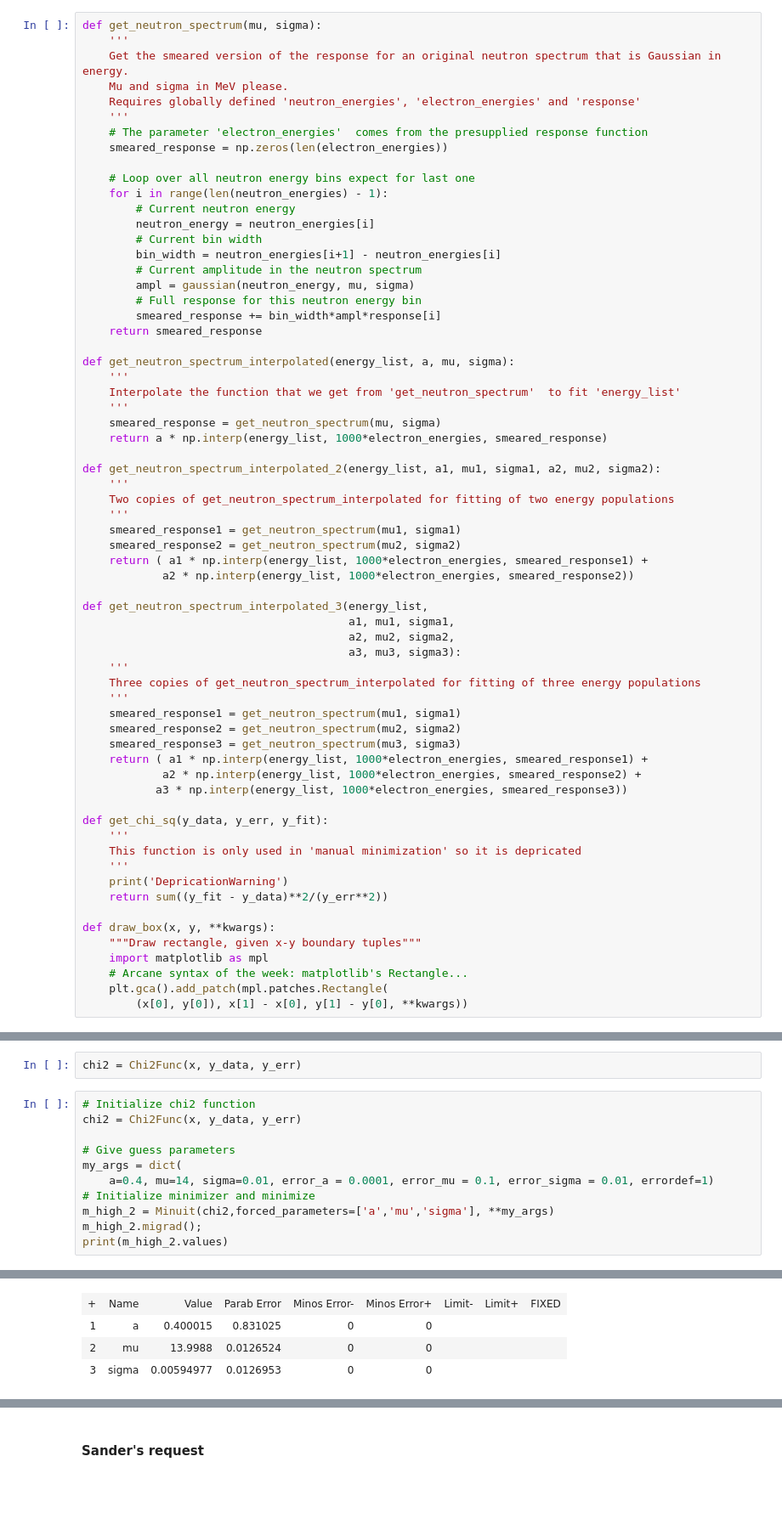
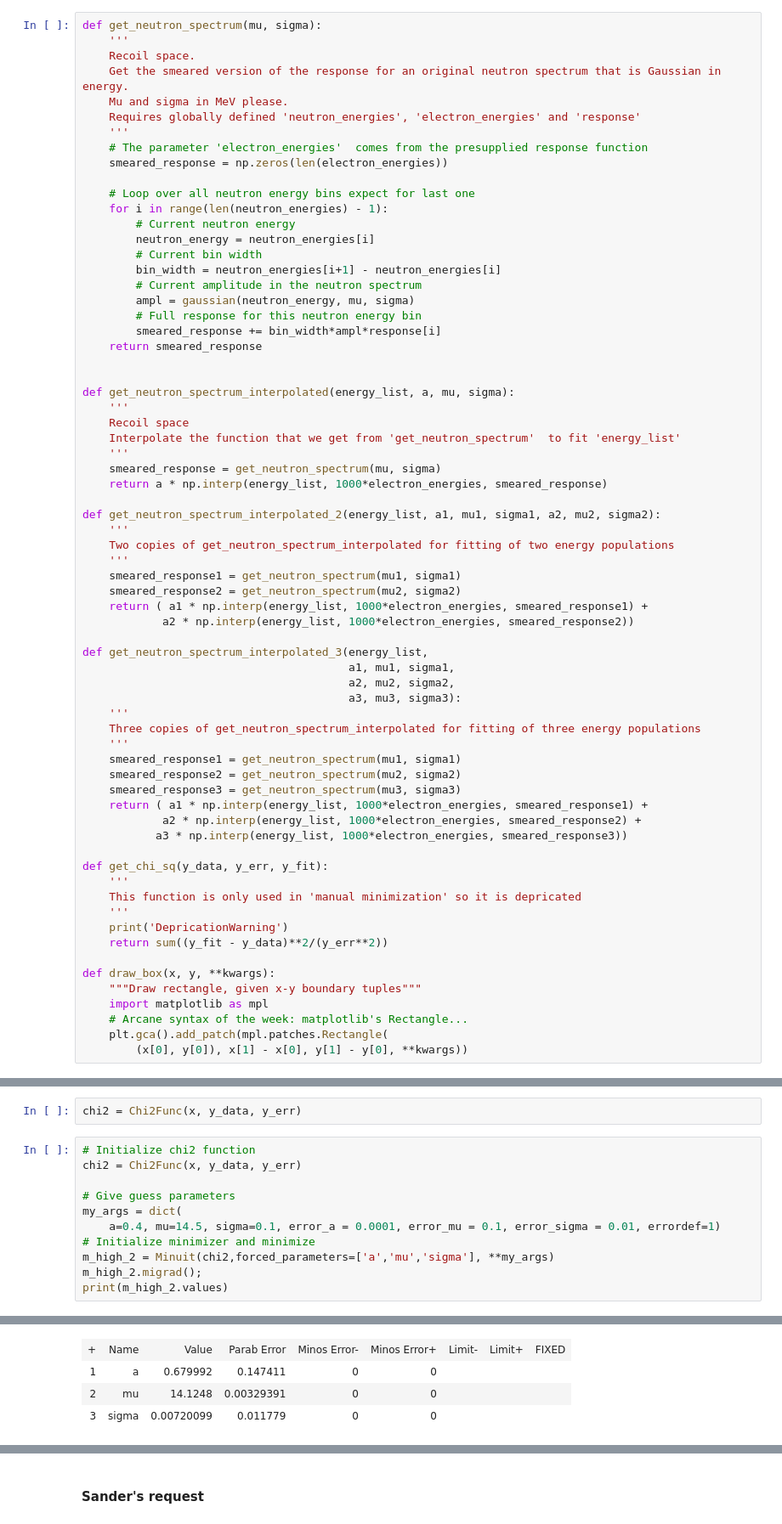
Before and after one commit to XENON1T/PTB, a Jupyter notebook: 07_deconvolution.ipynb, the cells around one changed output, grey strips where cells are left out. Shown at 85% size. Drawn from its saved outputs; the diff is of its cells as text; blank space fills up the shorter version.

```diff
--- a/07_deconvolution.ipynb
+++ b/07_deconvolution.ipynb
@@ -31,6 +35,7 @@ Current CPU time: 123 seconds
 # %%
 def get_neutron_spectrum(mu, sigma):
     '''
+    Recoil space.
     Get the smeared version of the response for an original neutron spectrum that is Gaussian in energy.
     Mu and sigma in MeV please.
     Requires globally defined 'neutron_energies', 'electron_energies' and 'response'
@@ -50,8 +55,10 @@ def get_neutron_spectrum(mu, sigma):
         smeared_response += bin_width*ampl*response[i]
     return smeared_response
 
+
 def get_neutron_spectrum_interpolated(energy_list, a, mu, sigma):
     '''
+    Recoil space
     Interpolate the function that we get from 'get_neutron_spectrum'  to fit 'energy_list'
     '''
     smeared_response = get_neutron_spectrum(mu, sigma)
@@ -432,7 +471,7 @@ chi2 = Chi2Func(x, y_data, y_err)
 
 # Give guess parameters
 my_args = dict(
-    a=0.4, mu=14, sigma=0.01, error_a = 0.0001, error_mu = 0.1, error_sigma = 0.01, errordef=1)
+    a=0.4, mu=14.5, sigma=0.1, error_a = 0.0001, error_mu = 0.1, error_sigma = 0.01, errordef=1)
 # Initialize minimizer and minimize
 m_high_2 = Minuit(chi2,forced_parameters=['a','mu','sigma'], **my_args)
 m_high_2.migrad();
@@ -446,7 +485,7 @@ print(m_high_2.values)
 | Hesse Fail | HasCov | Above EDM |  | Reach calllim |
 | False | True | False |  | False |
 | + | Name | Value | Parab Error | Minos Error- | Minos Error+ | Limit- | Limit+ | FIXED |
-| 1 | a | 0.400015 | 0.831025 | 0 | 0 |  |  |  |
-| 2 | mu | 13.9988 | 0.0126524 | 0 | 0 |  |  |  |
-| 3 | sigma | 0.00594977 | 0.0126953 | 0 | 0 |  |  |  |
+| 1 | a | 0.679992 | 0.147411 | 0 | 0 |  |  |  |
+| 2 | mu | 14.1248 | 0.00329391 | 0 | 0 |  |  |  |
+| 3 | sigma | 0.00720099 | 0.011779 | 0 | 0 |  |  |  |
 [interactive output not drawn]
```
Also changed, not shown: parts of 20 cells of this notebook, 23 other files.
